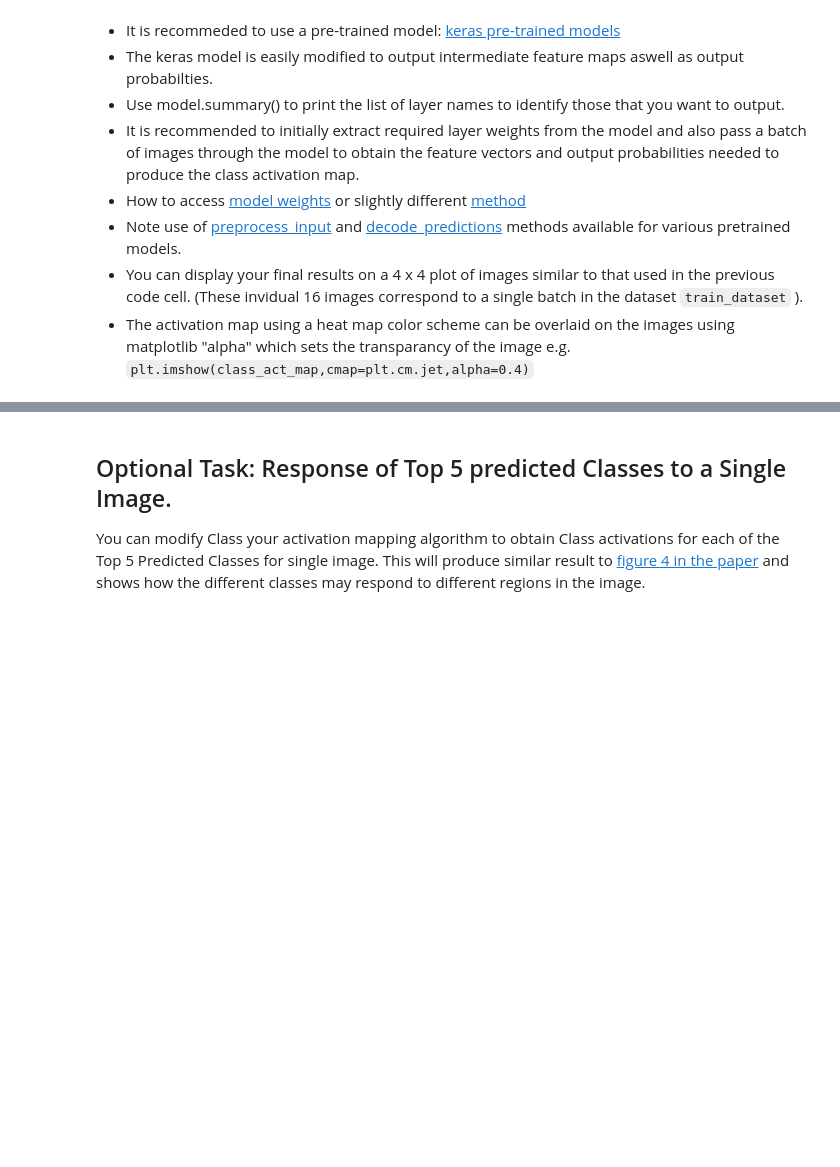
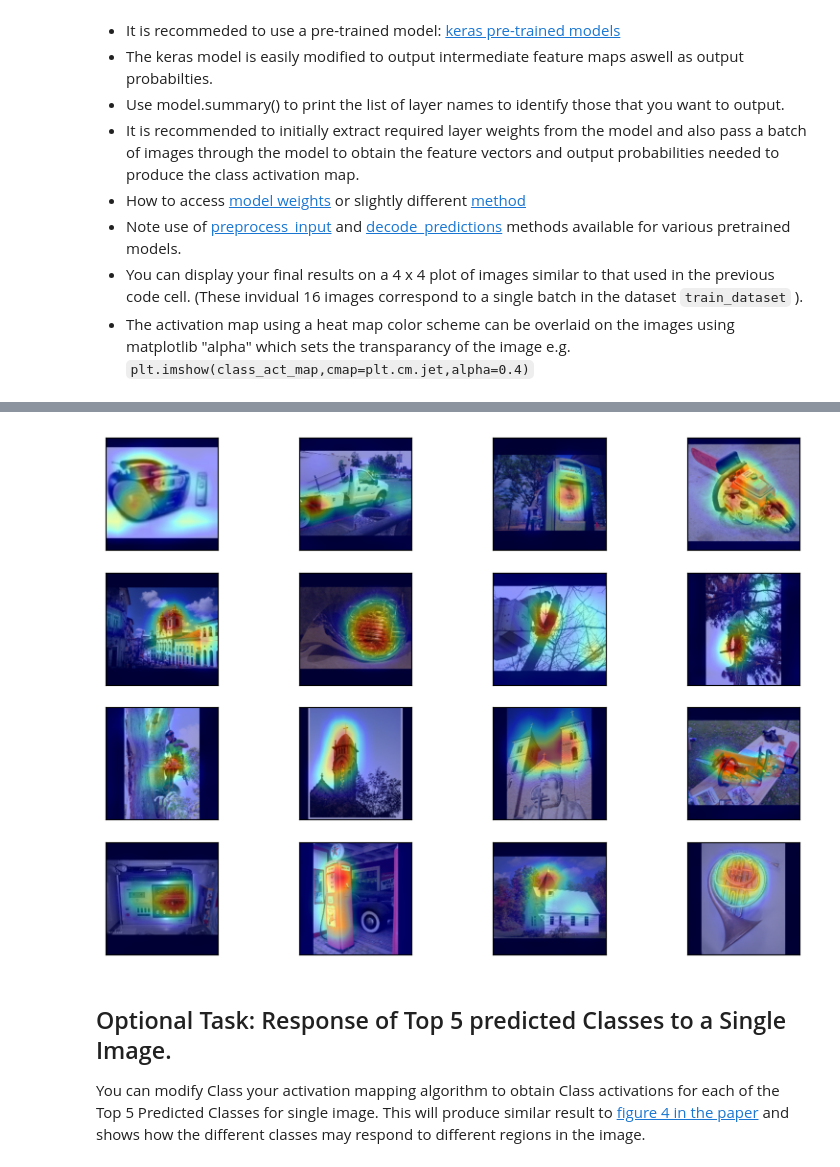
Before and after one commit to amusecub/CE5021-Omer, a Jupyter notebook: Assignment_3_CAM.ipynb, the cells around one changed output, grey strips where cells are left out. Drawn from its saved outputs; the diff is of its cells as text; code cells hidden in the pictures; blank space fills up the shorter version.

```diff
--- a/Assignment_3_CAM.ipynb
+++ b/Assignment_3_CAM.ipynb
@@ -232,0 +189,42 @@ _________________________________________________________________
+# %%
+import heapq
+# Definition of the function to obtain class activation map
+COLS = 14
+ROWS = 14
+def obtain_class_activation_map(image, top_n):
+    image_list = []
+    preprocessed_img = tf.keras.applications.vgg16.preprocess_input(image)
+    preprocessed_img = np.expand_dims(preprocessed_img, axis=0)
+
+    predictions, feature_maps = new_model.predict(preprocessed_img)
+
+    # As per the model the feature map will have the shape (1, 14, 14, 1024)
+    feature_maps = feature_maps[0, :, :, :]
+    # Prediction will have the shape (1, 10)
+    predictions = predictions[0, :]
+    predictions = predictions.tolist()
+    # Obtain indices of top_n elements in the predictions
+    res = [predictions.index(i) for i in heapq.nlargest(top_n, predictions)]
+    for i in res:
+      weights_to_use = weights[:, i]
+      new_img = [[0]*COLS]*ROWS
+      for j in range(0, 1024):
+        new_img += np.multiply(feature_maps[:, :, j], weights_to_use[j])
+      image_list.append(new_img)
+
+    return image_list
+# %%
+for batch_of_images, batch_of_labels in train_dataset.take(1):
+    i = 0
+    fig = plt.figure(figsize=(10, 7))
+    for img in batch_of_images:
+        ax = fig.add_subplot(4, 4, i + 1, xticks=[], yticks=[])
+        image_cast = tf.cast(img,tf.uint8)
+
+        class_activation_map = obtain_class_activation_map(image_cast, 1)
+        for img in class_activation_map:
+          heatmap = cv2.resize(img, (224, 224))
+          ax.imshow(image_cast)
+          ax.imshow(heatmap,cmap=plt.cm.jet,alpha=0.4)
+        i += 1
+# %% [output]
@@ -233,3 +247,4 @@ _________________________________________________________________
+[figure, added]
 # %% [markdown]
 ## Optional Task: Response of Top 5 predicted Classes to a Single Image.
 
```
Also changed, not shown: parts of 7 cells of this notebook.
